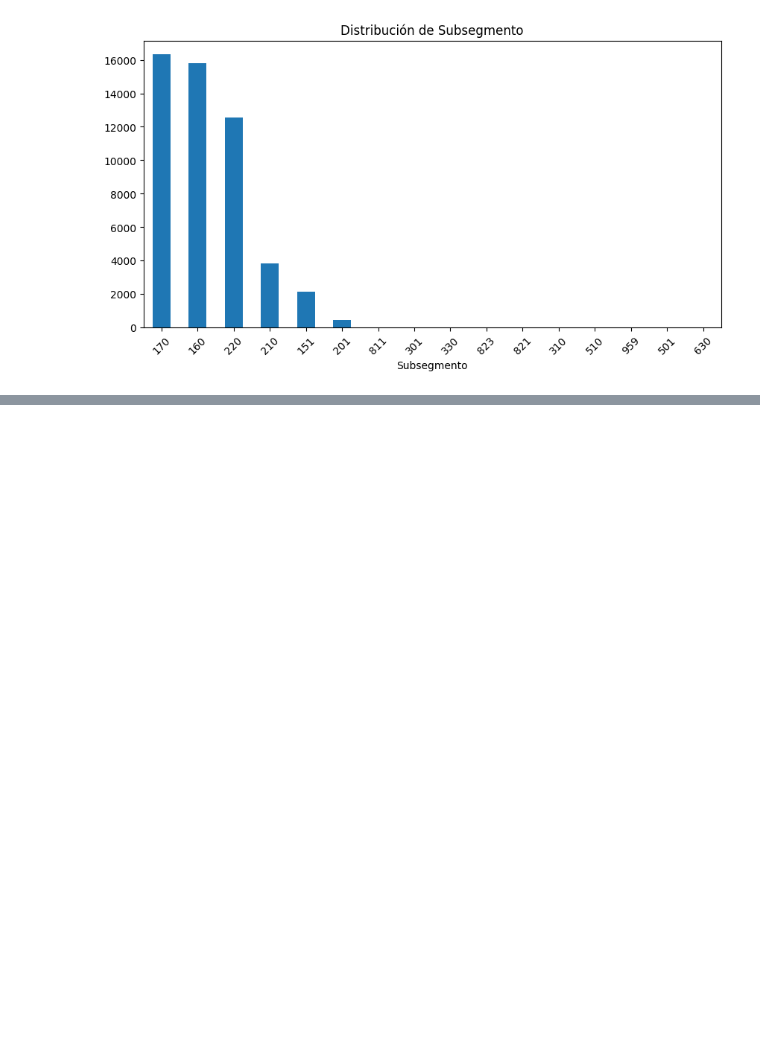
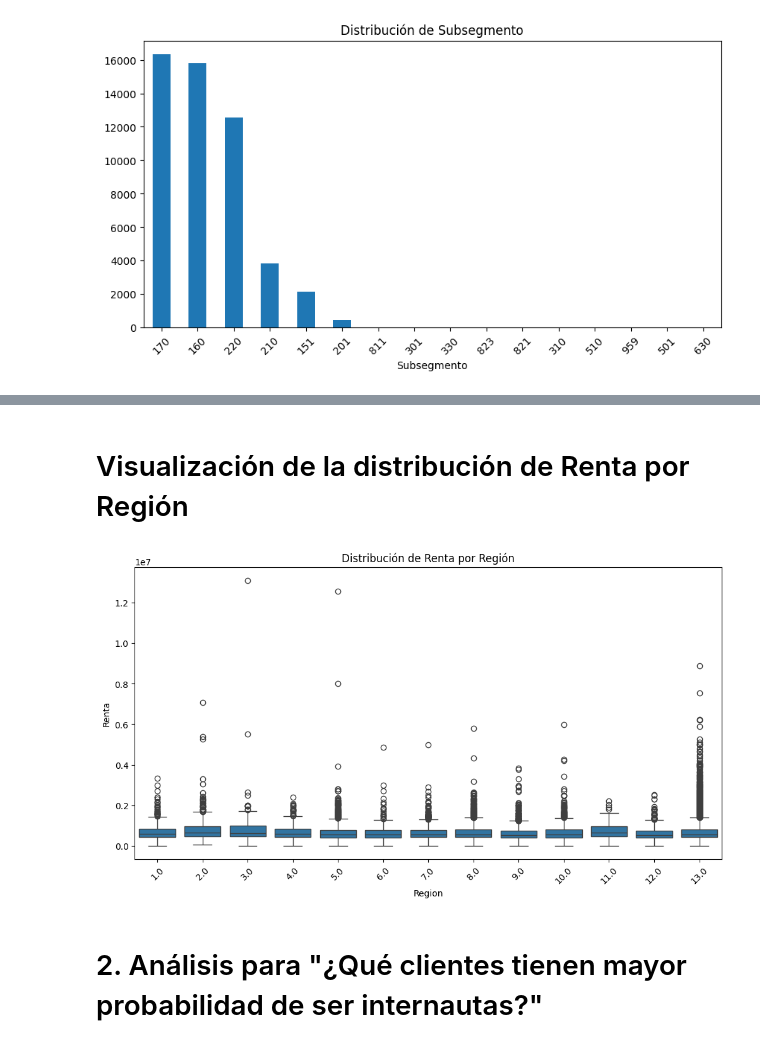
Before and after one commit to Perrogamer777/CasoBancoMonopoly-Dormammu, a Jupyter notebook: monopoly.ipynb, the cells around one changed output, grey strips where cells are left out. Drawn from its saved outputs; the diff is of its cells as text; code cells hidden in the pictures; blank space fills up the shorter version.

```diff
--- a/monopoly.ipynb
+++ b/monopoly.ipynb
@@ -165,0 +193,12 @@ for var in variables_categoricas:
+# %% [markdown]
+# Visualización de la distribución de Renta por Región
+# %%
+plt.figure(figsize=(12, 6))
+sns.boxplot(x='Region', y='Renta', data=df)
+plt.title('Distribución de Renta por Región')
+plt.xticks(rotation=45)
+plt.show()
+# %% [output]
+[figure, added]
+# %% [markdown]
+# 2. Análisis para "¿Qué clientes tienen mayor probabilidad de ser internautas?"
```
Also changed, not shown: parts of 20 cells of this notebook, 1 other file.
